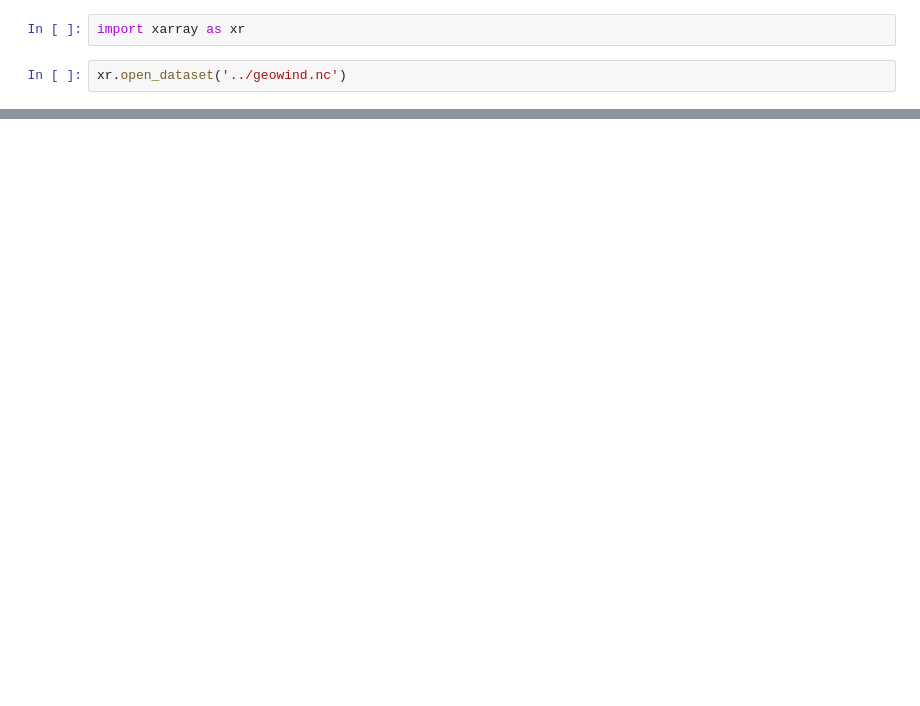
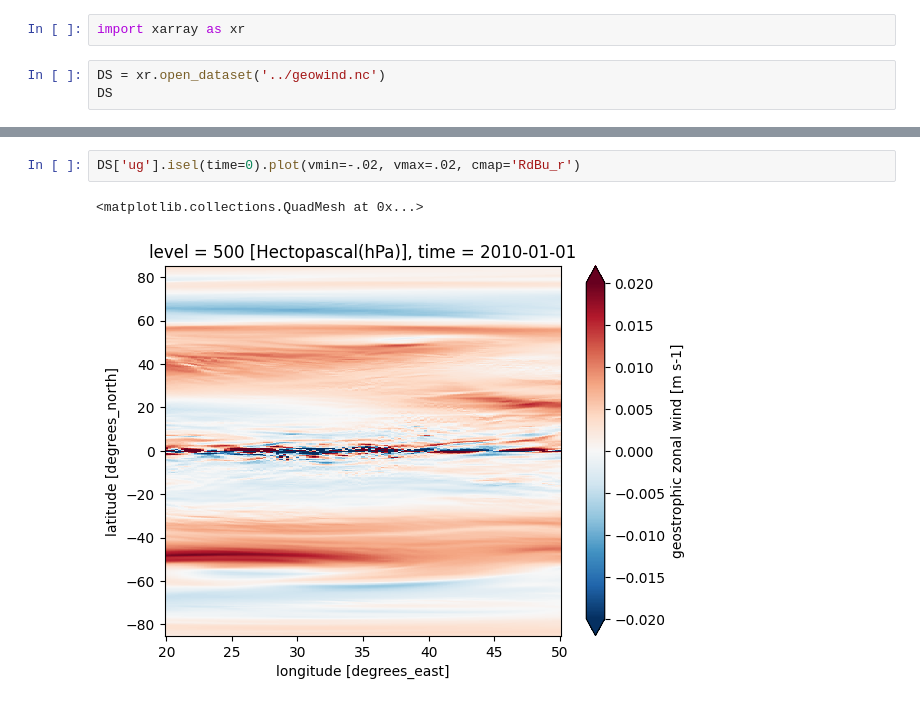
Before and after one commit to WillyChap/geowind_era5, a Jupyter notebook: examples/geowind_500hPa.ipynb, the cells around one changed output, grey strips where cells are left out. Saved outputs shown, nothing was run; the diff lists cells and outputs as text; blank space fills up the shorter version.

```diff
--- a/examples/geowind_500hPa.ipynb
+++ b/examples/geowind_500hPa.ipynb
@@ -82,5 +76,6 @@ plt.show()
 # %%
 import xarray as xr
 # %%
-xr.open_dataset('../geowind.nc')
+DS = xr.open_dataset('../geowind.nc')
+DS
 # %% [output]
@@ -103,0 +96,5 @@ NameError: name 'du' is not defined
+# %%
+DS['ug'].isel(time=0).plot(vmin=-.02, vmax=.02, cmap='RdBu_r')
+# %% [output]
+<matplotlib.collections.QuadMesh at 0x...>
+[figure, added]
```
Also changed, not shown: parts of 4 cells of this notebook, 1 other file.
